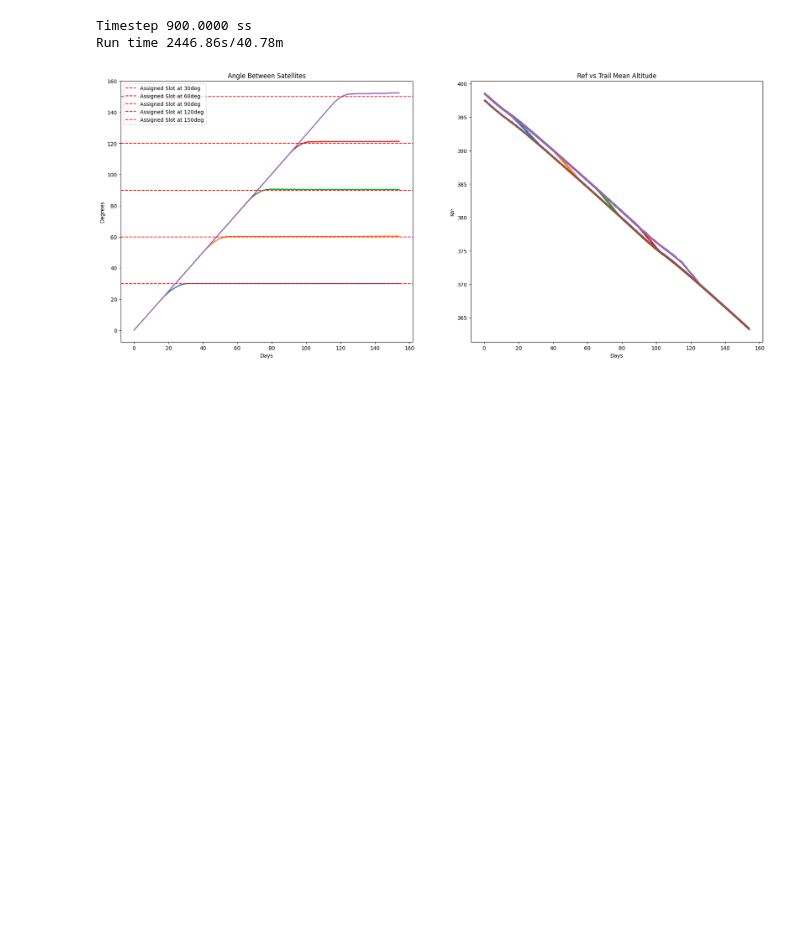
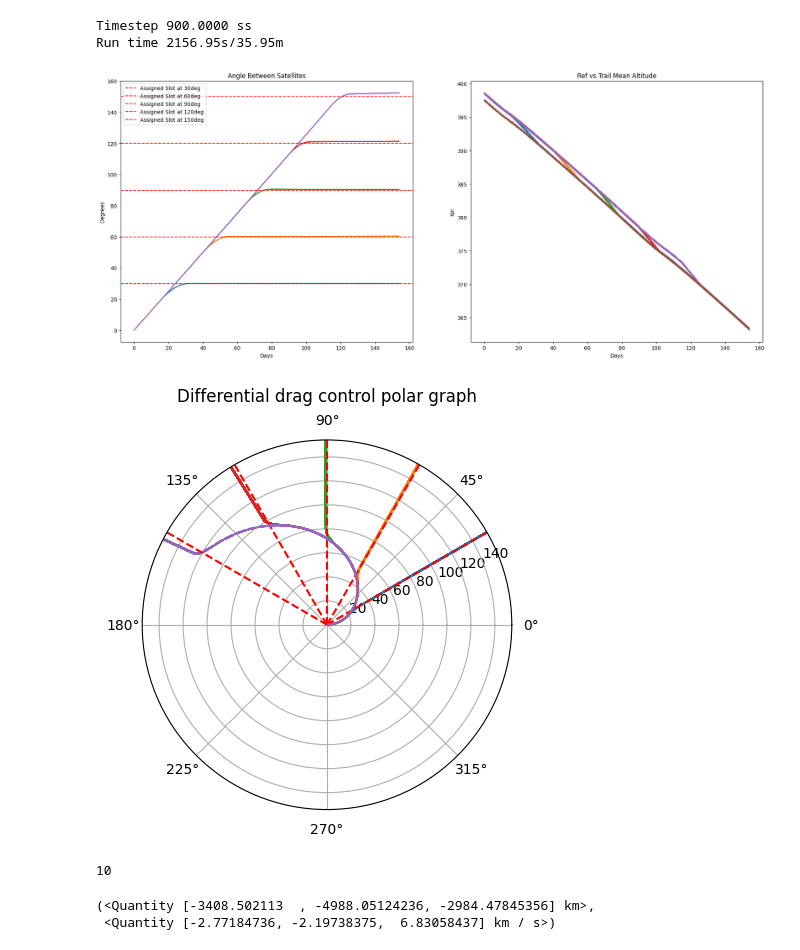
Before and after one commit to regalkuva/gmat_lorenzo, a Jupyter notebook: lorenzos_folder/scripts/differential_drag/multiple_satellites_dd.ipynb, the cells around one changed output. Drawn from its saved outputs; the diff is of its cells as text; code cells hidden in the pictures; blank space fills up the shorter version.

```diff
--- a/lorenzos_folder/scripts/differential_drag/multiple_satellites_dd.ipynb
+++ b/lorenzos_folder/scripts/differential_drag/multiple_satellites_dd.ipynb
@@ -262,8 +262,8 @@ for sat in range(trail_sats):
 
         angle_list[sat].append(argl_difference(ref_from_ephem, trail_from_ephem))
 
-    reference_orbit_list.append(Orbit.from_ephem(Earth, ref_from_ephem, ref_from_ephem.epoch))
-    trailing_orbit_list.append(Orbit.from_ephem(Earth, trail_from_ephem, trail_from_ephem.epoch))
+    reference_orbit_list.append(ref_from_ephem)
+    trailing_orbit_list.append(trail_from_ephem)
 
 
 elapsed_days = []
@@ -310,7 +310,7 @@ print(f'Run time {tic-toc:.2f}s/{(tic-toc)/60:.2f}m')
 plt.show()
 # %% [output]
 Timestep 900.0000 ss
-Run time 2446.86s/40.78m
+Run time 2156.95s/35.95m
 [figure]
 # %%
 from poliastro.plotting import OrbitPlotter3D
@@ -324,0 +325,28 @@ frame_fin.plot(trailing_orbit_list[4], label = 'Trail_5')
+# %%
+radians = [[] for i in range(trail_sats)]
+rad_assignment = [[] for i in range(trail_sats)]
+for sat in range(trail_sats):
+    rad_assignment[sat].append(np.deg2rad(assignment[sat]))
+    for deg in range(len(angle_list[sat])):
+        radians[sat].append(np.deg2rad(angle_list[sat][deg]))
+    for deg in range(len(angle_list[sat])-1):
+        rad_assignment[sat].append(np.deg2rad(assignment[sat]))
+
+fig, ax = plt.subplots(subplot_kw={'projection': 'polar'})
+
+for i in range(trail_sats):
+    ax.plot(radians[i], elapsed_days)
+    ax.plot(rad_assignment[i],elapsed_days,linestyle='--',color='red',label = f'Assigned Slot at {assignment[i]}deg')
+ax.set_rmax(elapsed_days[-1])
+#ax.set_rticks([0.5, 1, 1.5, 2])  # Less radial ticks
+#ax.set_rlabel_position(-22.5)  # Move radial labels away from plotted line
+ax.grid(True)
+
+ax.set_title("Differential drag control polar graph", va='bottom')
+plt.show()
+# %% [output]
+[figure, added]
+# %%
+len(trailing_orbit_list)
+# %% [output]
+10
@@ -324,0 +368,5 @@ frame_fin.plot(trailing_orbit_list[4], label = 'Trail_5')
+# %%
+reference_orbit_list[-2].rv()
+# %% [output]
+(<Quantity [-3408.502113  , -4988.05124236, -2984.47845356] km>,
+ <Quantity [-2.77184736, -2.19738375,  6.83058437] km / s>)
```
Also changed, not shown: parts of 3 cells of this notebook, 19 other files.
